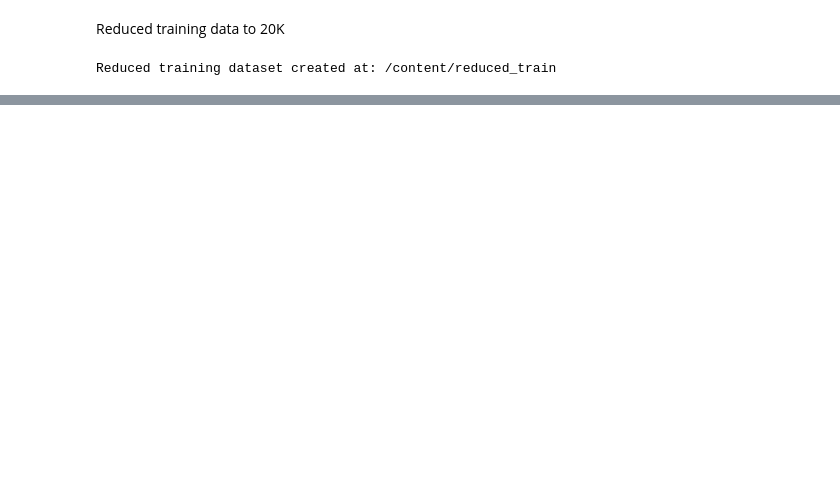
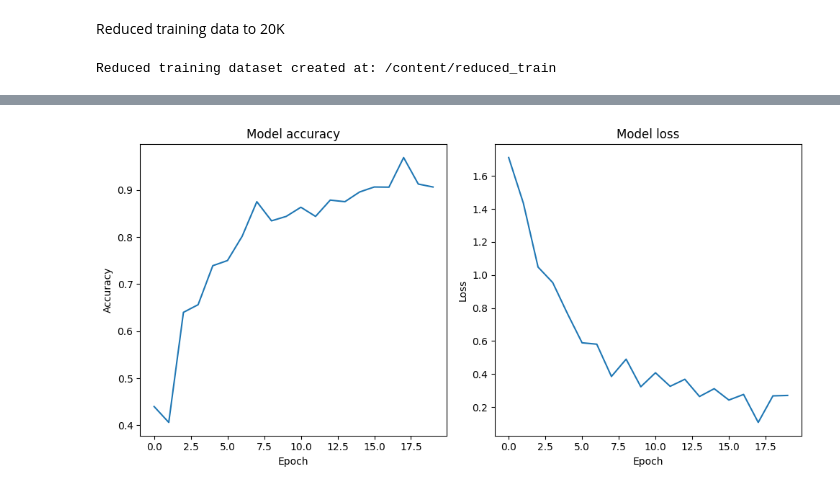
Before and after one commit to jiyoung37/oct24_bds_int_plant_recognition, a Jupyter notebook: models/Base_for_modeling_20K_train_Niels.ipynb, the cells around one changed output, grey strips where cells are left out. Cells and saved outputs as stored; diff of their text form; code cells hidden in the pictures; blank space fills up the shorter version.

Commit message:
Base model V2
There are some minor smaller additions to the model and there is a plot at the end for the accuracy and loss.

```diff
--- a/models/Base_for_modeling_20K_train_Niels.ipynb
+++ b/models/Base_for_modeling_20K_train_Niels.ipynb
@@ -193,0 +258,22 @@ Reduced training dataset created at: /content/reduced_train
+# %%
+history = model.history
+
+# Plot training accuracy values
+plt.figure(figsize=(10, 5))
+plt.subplot(1, 2, 1)
+plt.plot(history.history['accuracy'])
+plt.title('Model accuracy')
+plt.ylabel('Accuracy')
+plt.xlabel('Epoch')
+
+# Plot training loss values
+plt.subplot(1, 2, 2)
+plt.plot(history.history['loss'])
+plt.title('Model loss')
+plt.ylabel('Loss')
+plt.xlabel('Epoch')
+
+plt.tight_layout()
+plt.show()
+# %% [output]
+[figure, added]
```
Also changed, not shown: parts of 5 cells of this notebook.
